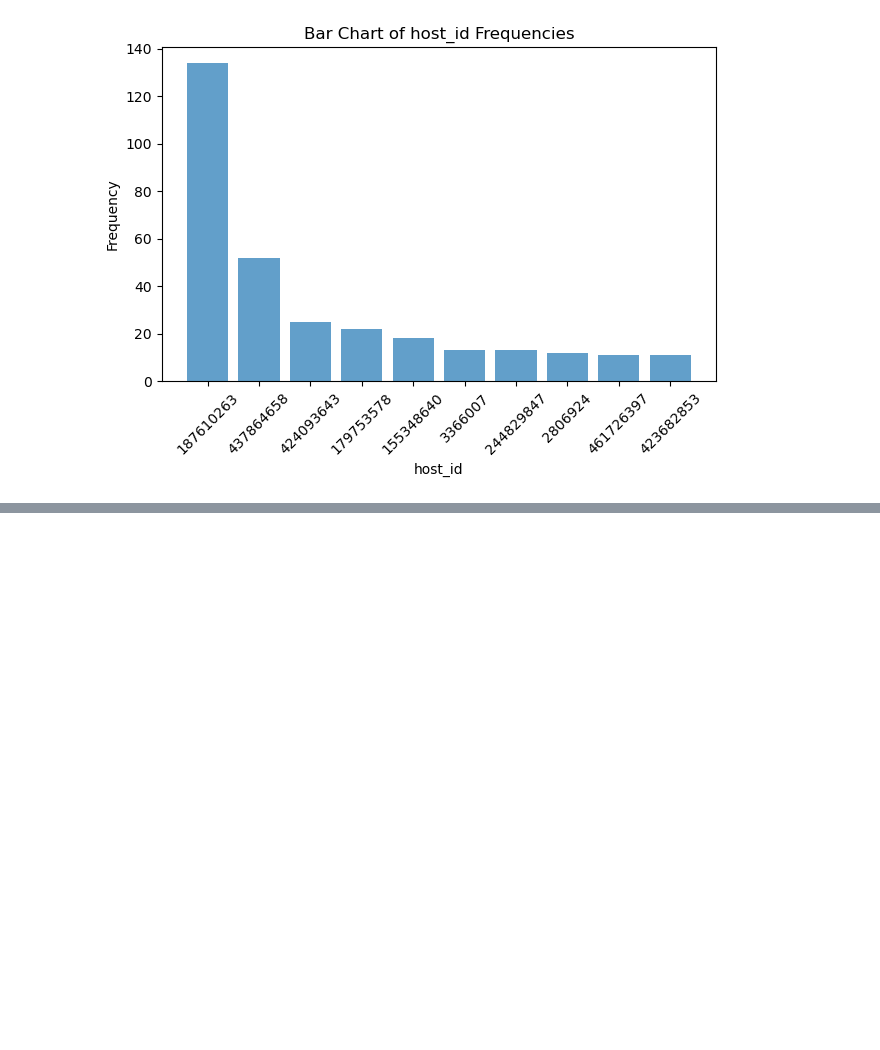
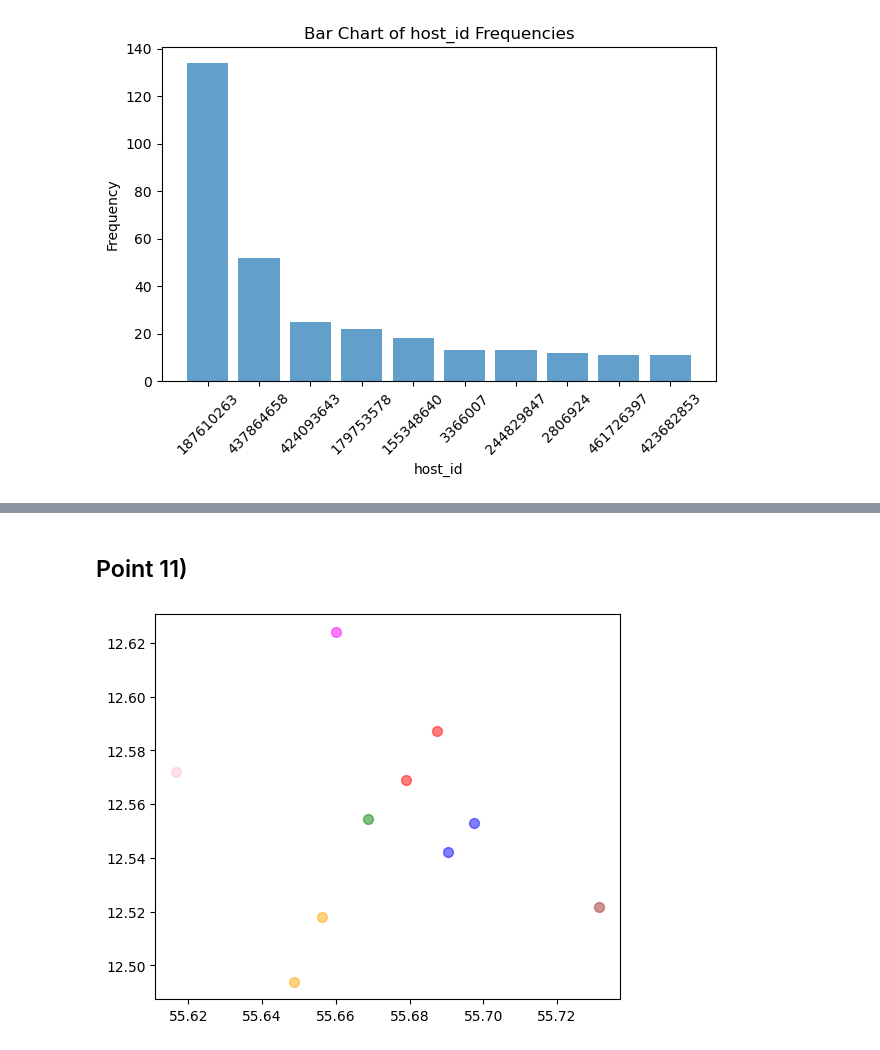
Before and after one commit to maxim-zavidei/viauc-mal1-a23, a Jupyter notebook: assignment1/assignment-solution.ipynb, the cells around one changed output, grey strips where cells are left out. Cells and saved outputs as stored; diff of their text form; code cells hidden in the pictures; blank space fills up the shorter version.

Commit message:
Added points 10 and 11

```diff
--- a/assignment1/assignment-solution.ipynb
+++ b/assignment1/assignment-solution.ipynb
@@ -431,0 +433,31 @@ plt.show()
+# %% [markdown]
+## Point 11)
+# %%
+from matplotlib import pyplot as plt
+top10_ratings = relevant_listings.sort_values(by='review_scores_rating', ascending=False).head(10)
+fig = plt.subplots(1, figsize=(6, 5))
+
+neighborhood_colors = {
+    'Nørrebro' : 'blue',
+    'Indre By' : 'red',
+    'Vesterbro-Kongens Enghave' : 'green',
+    'Østerbro' : 'yellow',
+    'Amager Vest' : 'pink',
+    'Frederiksberg' : 'cyan',
+    'Amager Øst' : 'magenta',
+    'Valby' : 'orange',
+    'Bispebjerg' : 'brown',
+    'Vanløse' : 'purple',
+    'Brønshøj-Husum' : 'black'
+}
+
+for category, color in neighborhood_colors.items():
+    subset = top10_ratings[top10_ratings['neighbourhood_cleansed'] == category]
+    plt.scatter(subset['latitude'], subset['longitude'],
+                color=color,
+                alpha=0.5,
+                marker='o',
+                s=50,
+                label=category)
+# %% [output]
+[figure, added]
```
Also changed, not shown: parts of 6 cells of this notebook.
